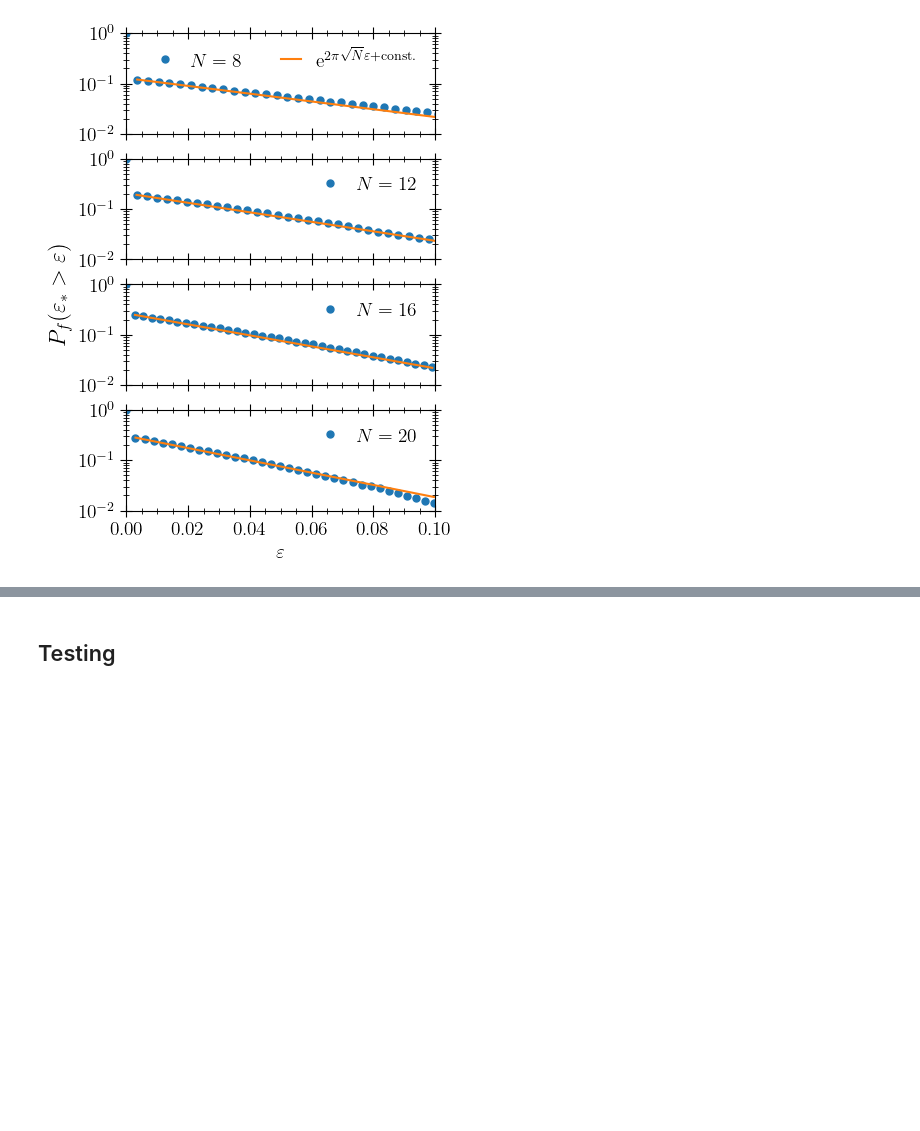
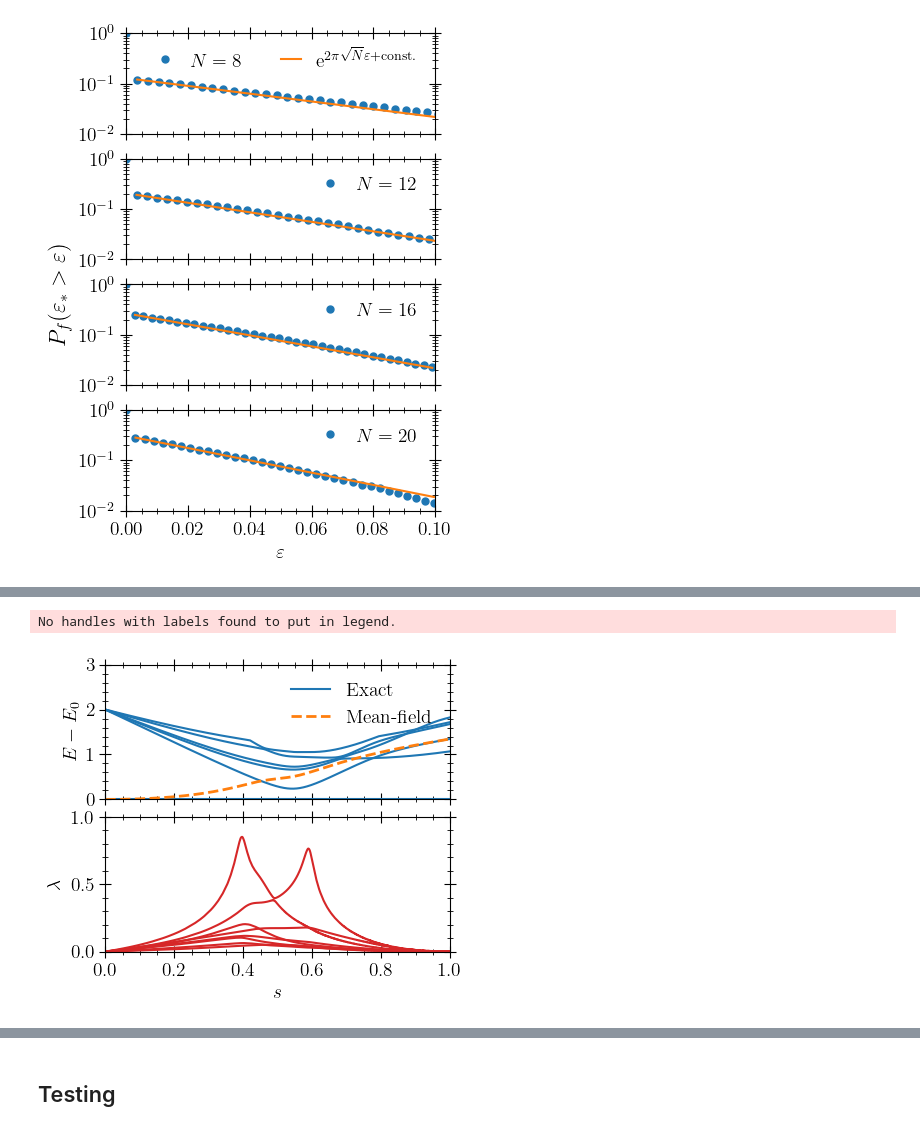
Before and after one commit to FZJ-PGI-12/Mean-Field-Approximate-Optimization-Algorithm, a Jupyter notebook: notebooks/plots_SK_model.ipynb, the cells around one changed output, grey strips where cells are left out. Cells and saved outputs as stored; diff of their text form; code cells hidden in the pictures; blank space fills up the shorter version.

```diff
--- a/notebooks/plots_SK_model.ipynb
+++ b/notebooks/plots_SK_model.ipynb
@@ -338,0 +376,60 @@ savefig(PATH_DB * "Fig4.pdf", dpi=300)
+# %%
+PATH_DB = "/home/lappet/Dropbox/MidnightRambler/Mean_Field_AOA/Figures/Data/SK_model/Hard_Instance_N11/"
+FILE = "Hard_instance_SK_model_seed_2041_N_11_tau_05_p_5000.h5"
+filename = PATH_DB * FILE
+h5file = h5open(filename, "r")
+E_0 = read(h5file, "E0")
+J = read(h5file, "J_ij")
+exact_levels_hard = read(h5file, "Levels")
+mf_level_hard = read(h5file, "MF_Energy-E0")
+lyapunov_hard = read(h5file, "Lyapunov_Exp")
+omega_hard = read(h5file, "omega_n");
+# %%
+times_long = np.linspace(0, 1, size(lyapunov_hard)[1]);
+# %%
+using Base.Iterators
+styles = cycle(["-", "--", "-.", ":"]);
+# %%
+fig = figure(figsize=(4.2,  3.5))
+ax = subplot(211)
+for k in 1:6
+    if k == 1
+        ax.plot(times, exact_levels_hard[:, k], "-C0", label="Exact")
+    else
+        ax.plot(times, exact_levels_hard[:, k], "-C0")
+    end
+end
+
+ax.plot(times, mf_level_hard, "--C1", lw=2, label="Mean-field")
+
+# for k in 1:3
+#     if k == 1
+#         ax.plot(times, omega_hard[:, k], ":C2", alpha=0.6, lw=2, label="Paramagnons")
+#     else
+#         ax.plot(times, omega_hard[:, k], ":C2", alpha=0.6, lw=2)
+#     end
+# end
+
+ax.set_ylabel("\$ E - E_0 \$")
+ax.set_xticklabels([])
+ax.set_xlim(0, 1)
+ax.set_ylim(0, 3)
+# ax.legend(ncol=2, columnspacing=-1.4, handlelength=1.3)
+ax.legend(loc="upper right")
+
+ax = subplot(212)
+for (k, style) in enumerate(collect(take(styles, 8)))
+    ax.plot(times_long, lyapunov_hard[:, k], c="C3")#, ls=style)
+end
+ax.set_xlim(0, 1)
+ax.set_ylim(0, 1)
+ax.set_yticks([0, 0.5, 1])
+ax.set_xlabel("\$s\$")
+ax.set_ylabel("\$ \\lambda \$")
+ax.legend(ncol=1, columnspacing=0.1)
+
+tight_layout(pad=0.15, w_pad=0.0, h_pad=0.0)
+savefig(PATH_DB * "Fig8.pdf", dpi=300)
+# %% [output]
+No handles with labels found to put in legend.
+[figure, added]
```
Also changed, not shown: parts of 14 cells of this notebook, 1 other file.
